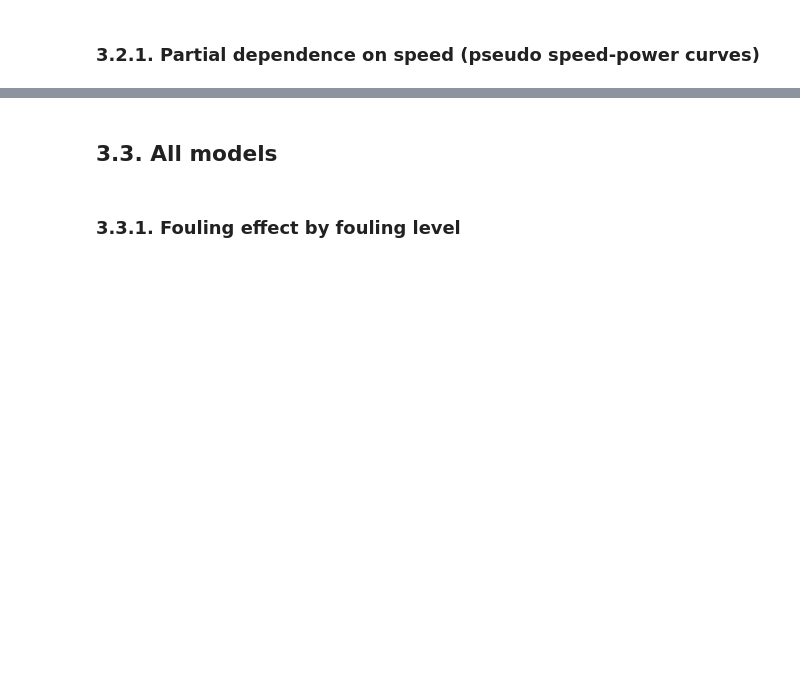
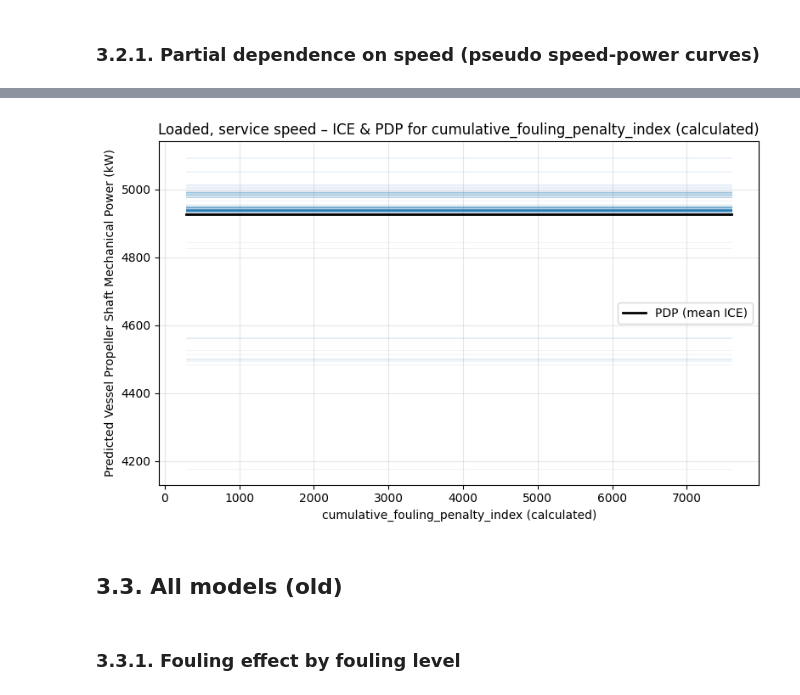
Before and after one commit to AugustBjerg/Master-s-thesis, a Jupyter notebook: code/modelling/notebooks/evaluation.ipynb, the cells around one changed output, grey strips where cells are left out. Drawn from its saved outputs; the diff is of its cells as text; code cells hidden in the pictures; blank space fills up the shorter version.

```diff
--- a/code/modelling/notebooks/evaluation.ipynb
+++ b/code/modelling/notebooks/evaluation.ipynb
@@ -909,5 +1053,21 @@ visualize_all_terms_with_hist(
+# %%
+speed_col = "Vessel Hull Through Water Longitudinal Speed (knots)"
+loaded_mask = X_test[draft_col] > X_test[draft_col].median()
+service_speed_mask = (X_test[speed_col] >= 12) & (X_test[speed_col] <= 14)
+
+mask = loaded_mask & service_speed_mask
+
+plot_ice_with_optional_strata(
+    model=rf_model_incl_fouling,
+    X=X_test,
+    feature_name="cumulative_fouling_penalty_index (calculated)",
+    group_mask=mask,
+    title_prefix="Loaded, service speed",
+)
+# %% [output]
+[figure, added]
 # %% [markdown]
-## 3.3. All models
+## 3.3. All models (old)
 # %% [markdown]
 ### 3.3.1. Fouling effect by fouling level
 # %%
```
Also changed, not shown: parts of 7 cells of this notebook.
